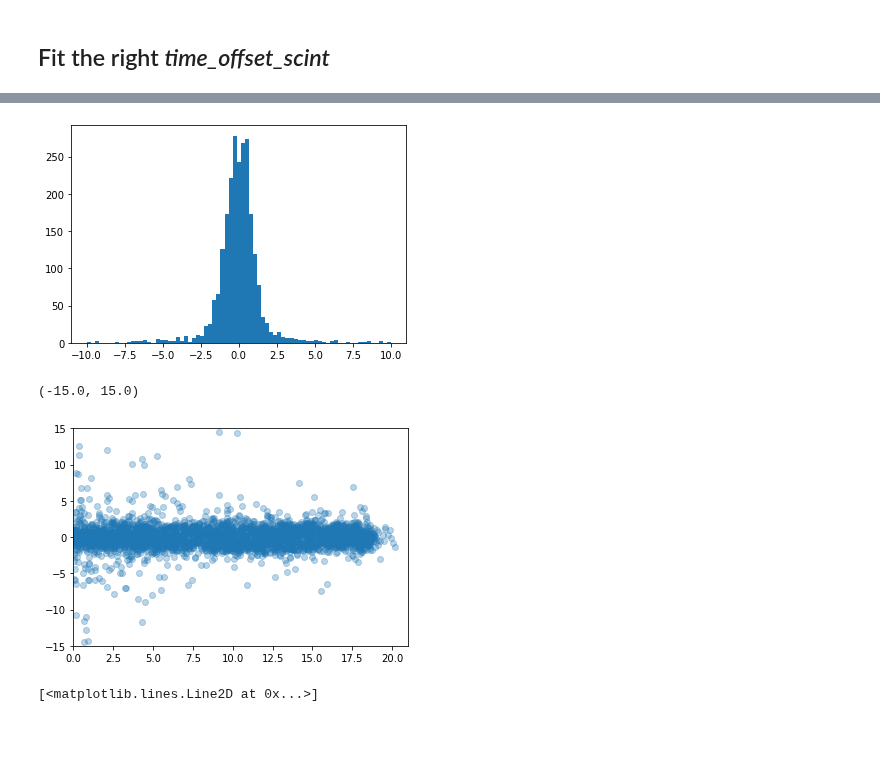
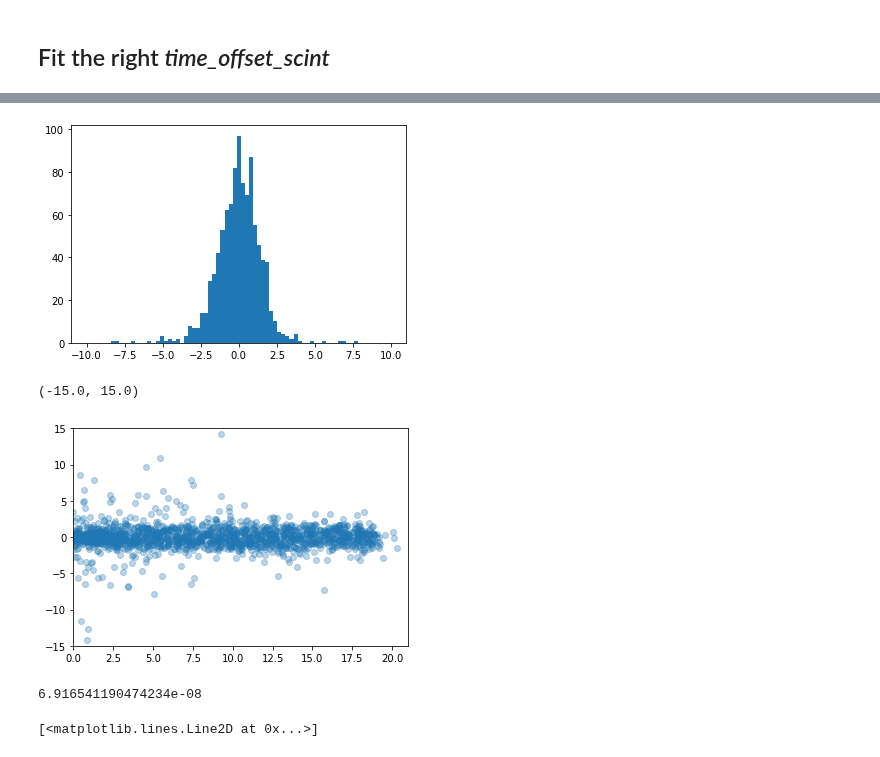
Before and after one commit to GiacomoFrn/Advanced-DQM-for-DT-detector, a Jupyter notebook: data_analysis/preprocess.ipynb, the cells around one changed output, grey strips where cells are left out. Drawn from its saved outputs; the diff is of its cells as text; code cells hidden in the pictures.

```diff
--- a/data_analysis/preprocess.ipynb
+++ b/data_analysis/preprocess.ipynb
@@ -202,7 +233,7 @@ def buildDataframe(stream_df, cfg):
 
     return df, resultsList, resultsData, resultsHits, resultsDf
 # %%
-upper_bound = 100000
+upper_bound = 500000
 df, resultsList, resultsData, resultsHits, resultsDf = buildDataframe(stream_df[:upper_bound], cfg)
 # %% [output]
 Getting events...
@@ -234,17 +253,21 @@ for i in range(len(resultsDf)):
         x_residuals[sl].extend(df['X']-(df['WIRE_Z_GLOB']*df['m']+df['q']))
         d_wire_hit[sl].extend(abs(df['X']-df['WIRE_X_GLOB']))
 # %%
-plt.hist(x_residuals[2], range=(-10, 10), bins = 75)
+plt.hist(x_residuals[3], range=(-10, 10), bins = 75)
 plt.show()
 # %% [output]
-[figure, old version]
+[figure, new version]
 # %%
 plt.scatter(d_wire_hit[0], x_residuals[0], alpha=0.3)
 plt.xlim(0,21)
 plt.ylim(-15,15)
 # %% [output]
 (-15.0, 15.0)
-[figure, old version]
+[figure, new version]
+# %%
+np.mean(x_residuals[3])
+# %% [output]
+6.916541190474234e-08
 # %%
 plt.scatter(df_true['Z'], df_true['X'])
 plt.plot(df_true['Z'], df_true['Z']*resultsList[0]['m'][0]+resultsList[0]['q'][0])
```
Also changed, not shown: parts of 16 cells of this notebook, 2 other files.
